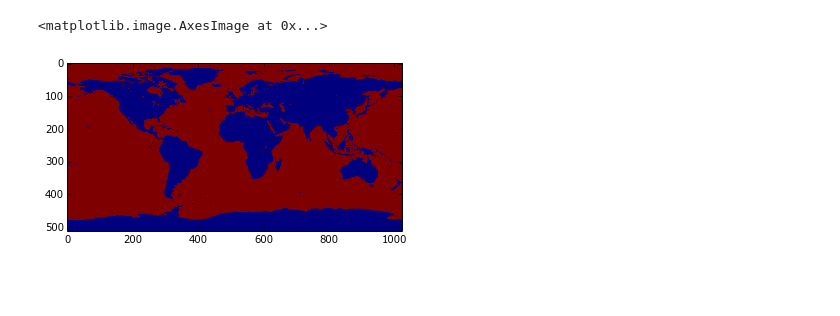
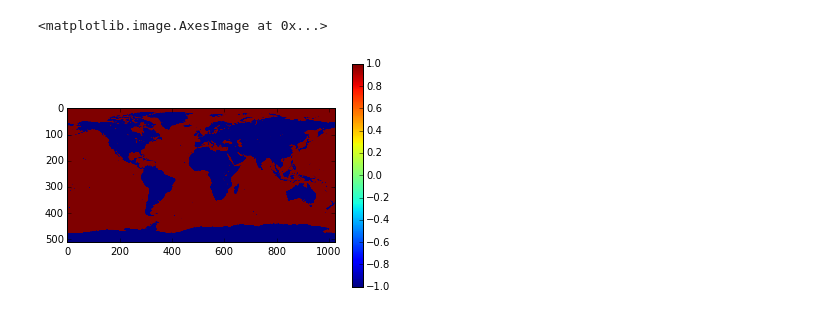
Before and after one commit to hughes/world, a Jupyter notebook: distfunctest.ipynb, the cells around one changed output. Drawn from its saved outputs; the diff is of its cells as text; code cells hidden in the pictures; blank space fills up the shorter version.

```diff
--- a/distfunctest.ipynb
+++ b/distfunctest.ipynb
@@ -9,10 +8,12 @@ im = Image.open("ocean_mask.png").convert("F")
 # %%
 %matplotlib inline
 source = np.array(im)
 fig, ax = plt.subplots()
-img = ax.imshow(source)
+domains = source / 255.0 * 2.0 - 1.0
+img = ax.imshow(domains)
+plt.colorbar(img)
 img
 # %% [output]
 <matplotlib.image.AxesImage at 0x...>
-[figure, old version]
+[figure, new version]
 # %%
```
Also changed, not shown: parts of 9 cells of this notebook, 2 other files.
